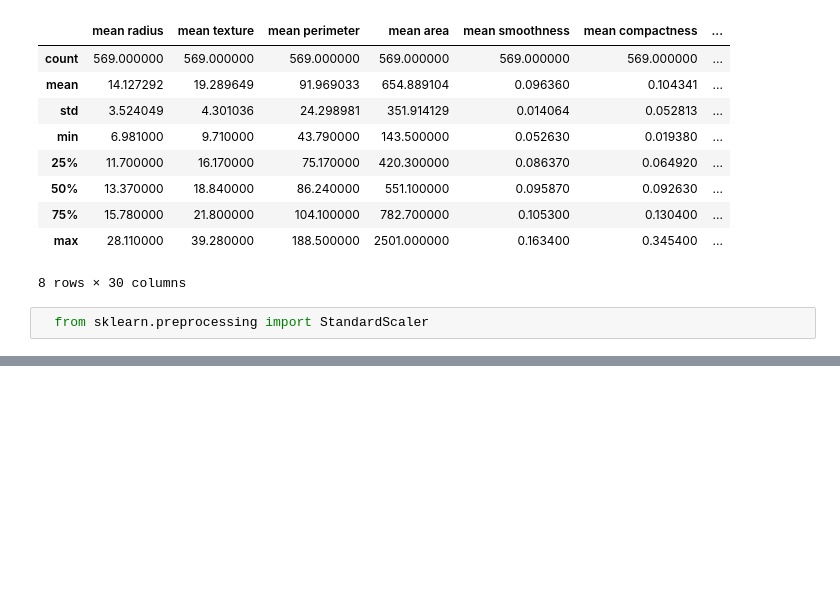
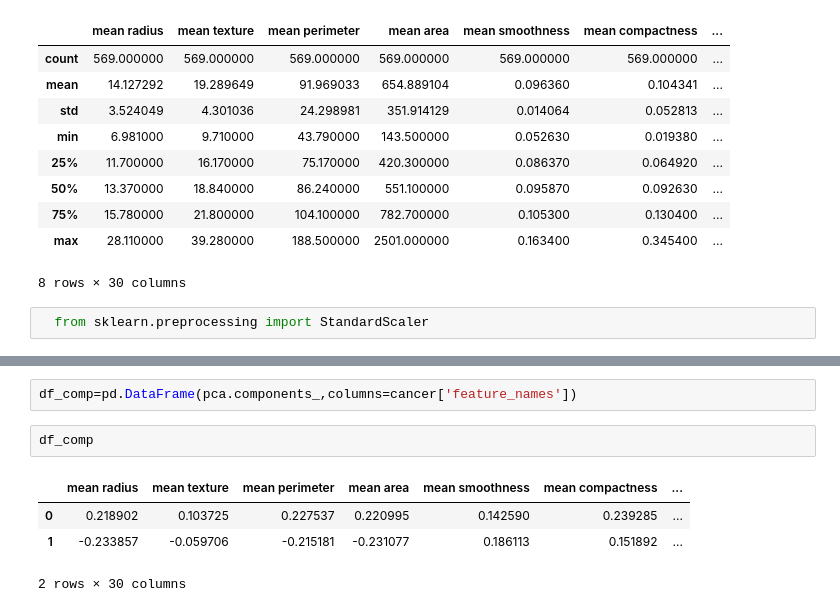
Before and after one commit to AshikurIST/Principal-Component-Analysis-with-python, a Jupyter notebook: PCA with Python.ipynb, the cells around one changed output, grey strips where cells are left out. Cells and saved outputs as stored; diff of their text form; blank space fills up the shorter version.

```diff
--- a/PCA with Python.ipynb
+++ b/PCA with Python.ipynb
@@ -105,0 +121,9 @@ TypeError: 'str' object is not callable
+# %%
+df_comp=pd.DataFrame(pca.components_,columns=cancer['feature_names'])
+# %%
+df_comp
+# %% [output]
+|  | mean radius | mean texture | mean perimeter | mean area | mean smoothness | mean compactness | ... |
+| 0 | 0.218902 | 0.103725 | 0.227537 | 0.220995 | 0.142590 | 0.239285 | ... |
+| 1 | -0.233857 | -0.059706 | -0.215181 | -0.231077 | 0.186113 | 0.151892 | ... |
+2 rows × 30 columns
```
Also changed, not shown: parts of 24 cells of this notebook.
